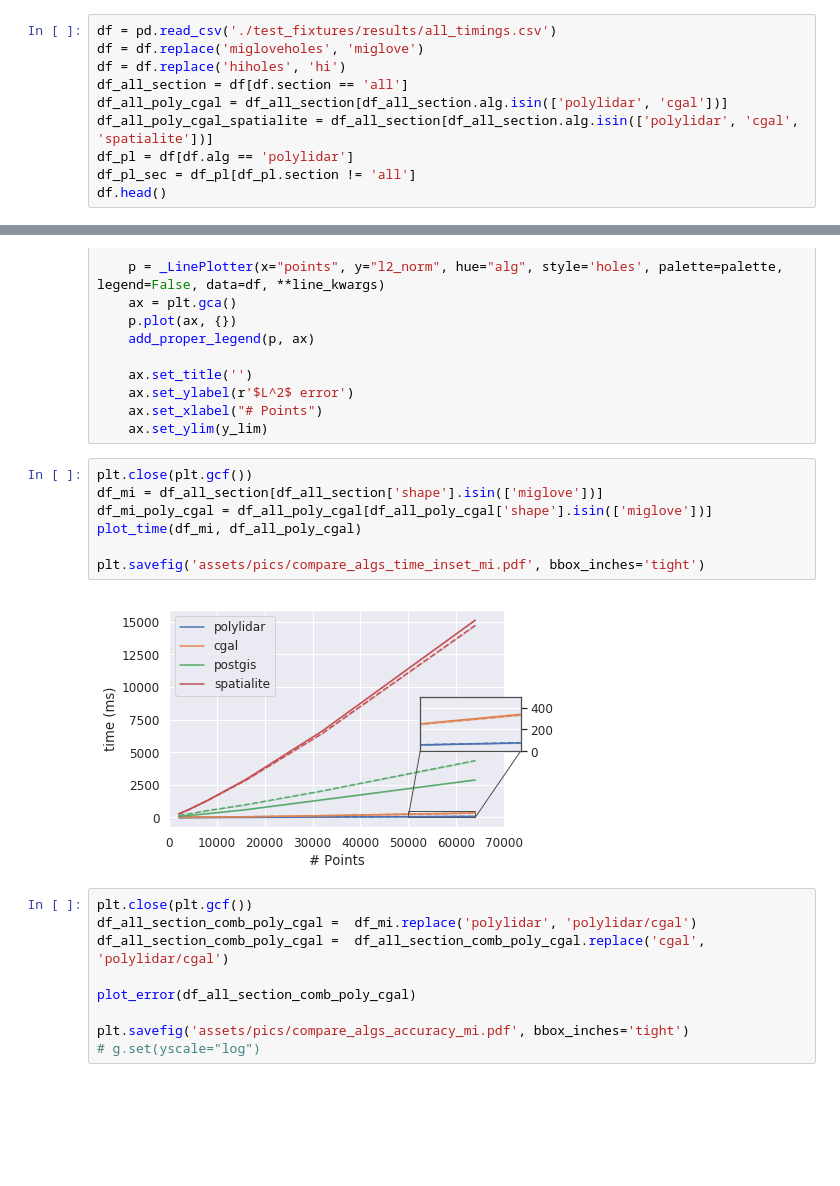
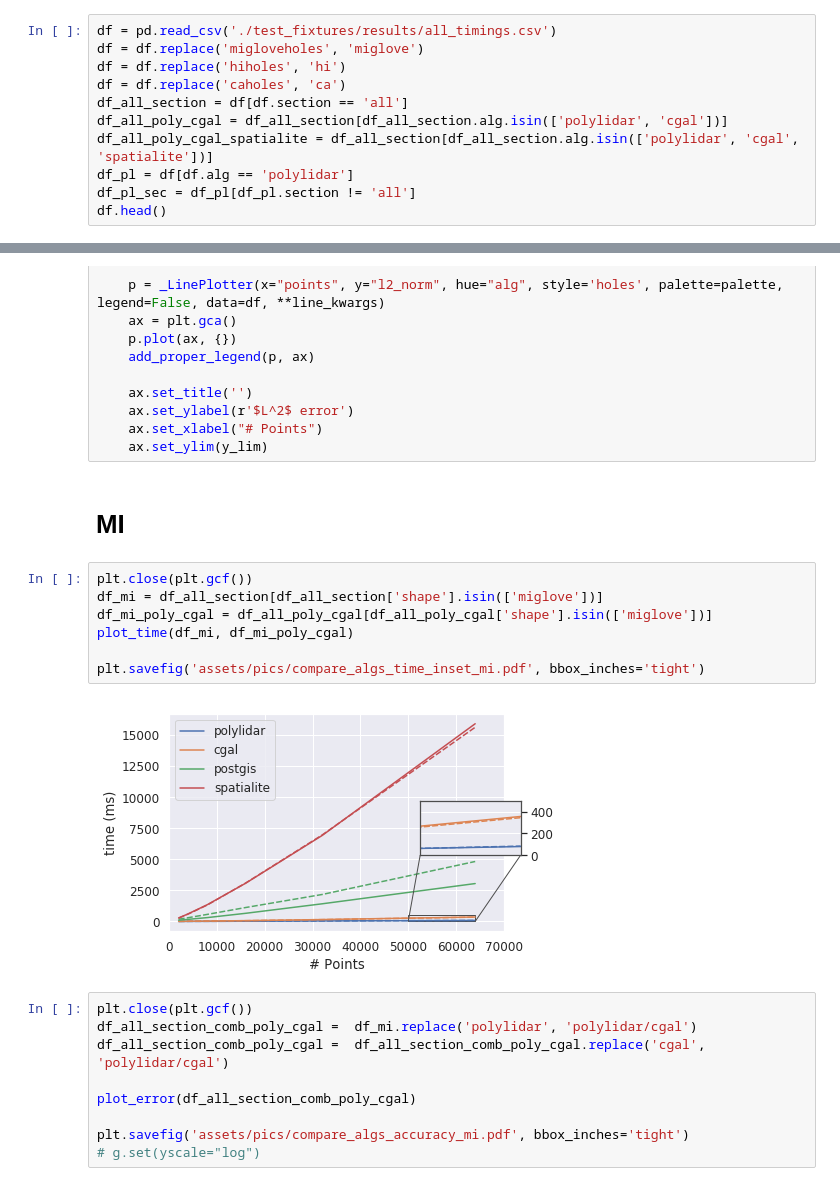
Before and after one commit to JeremyBYU/concavehull-evaluation, a Jupyter notebook: analysis/analysis.ipynb, the cells around one changed output, grey strips where cells are left out. Saved outputs shown, nothing was run; the diff lists cells and outputs as text; blank space fills up the shorter version.

```diff
--- a/analysis/analysis.ipynb
+++ b/analysis/analysis.ipynb
@@ -17,6 +17,7 @@ current_palette = sns.color_palette()
 df = pd.read_csv('./test_fixtures/results/all_timings.csv')
 df = df.replace('migloveholes', 'miglove')
 df = df.replace('hiholes', 'hi')
+df = df.replace('caholes', 'ca')
 df_all_section = df[df.section == 'all']
 df_all_poly_cgal = df_all_section[df_all_section.alg.isin(['polylidar', 'cgal'])]
 df_all_poly_cgal_spatialite = df_all_section[df_all_section.alg.isin(['polylidar', 'cgal', 'spatialite'])]
@@ -119,15 +94,17 @@ def plot_error(df, y_lim=[0, 0.12]):
     ax.set_ylabel(r'$L^2$ error')
     ax.set_xlabel("# Points")
     ax.set_ylim(y_lim)
+# %% [markdown]
+# MI
 # %%
 plt.close(plt.gcf())
 df_mi = df_all_section[df_all_section['shape'].isin(['miglove'])]
 df_mi_poly_cgal = df_all_poly_cgal[df_all_poly_cgal['shape'].isin(['miglove'])]
-plot_time(df_mi, df_all_poly_cgal)
+plot_time(df_mi, df_mi_poly_cgal)
 
 plt.savefig('assets/pics/compare_algs_time_inset_mi.pdf', bbox_inches='tight')
 # %% [output]
-[figure, old version]
+[figure, new version]
 # %%
 plt.close(plt.gcf())
 df_all_section_comb_poly_cgal =  df_mi.replace('polylidar', 'polylidar/cgal')
```
Also changed, not shown: parts of 10 cells of this notebook, 12 other files.
